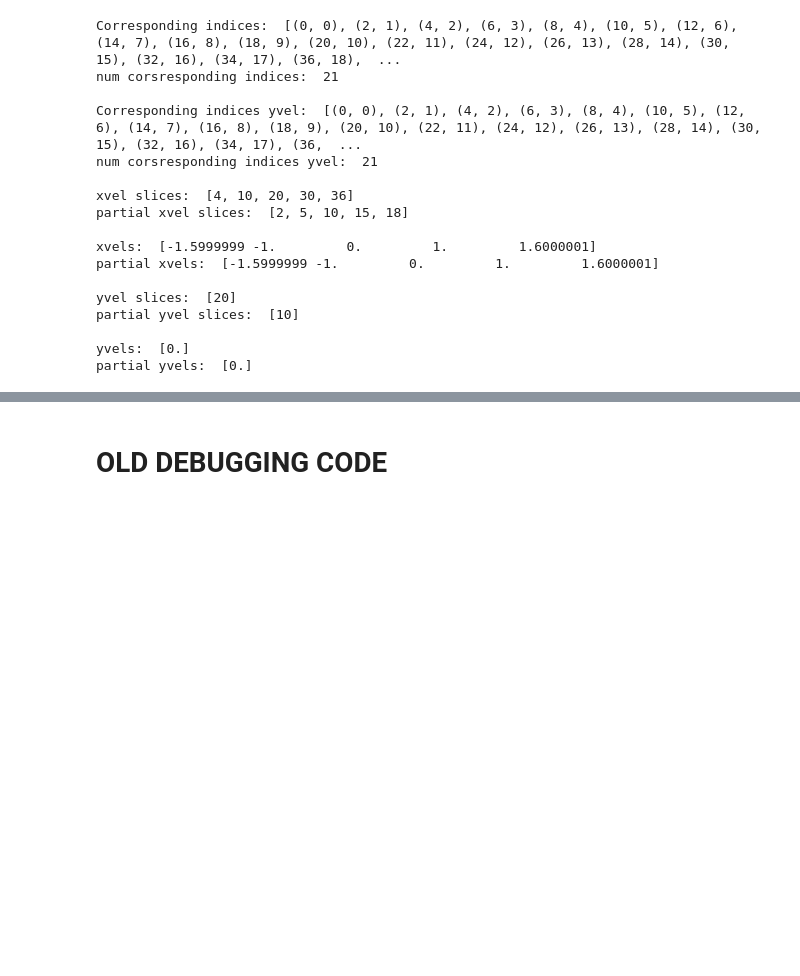
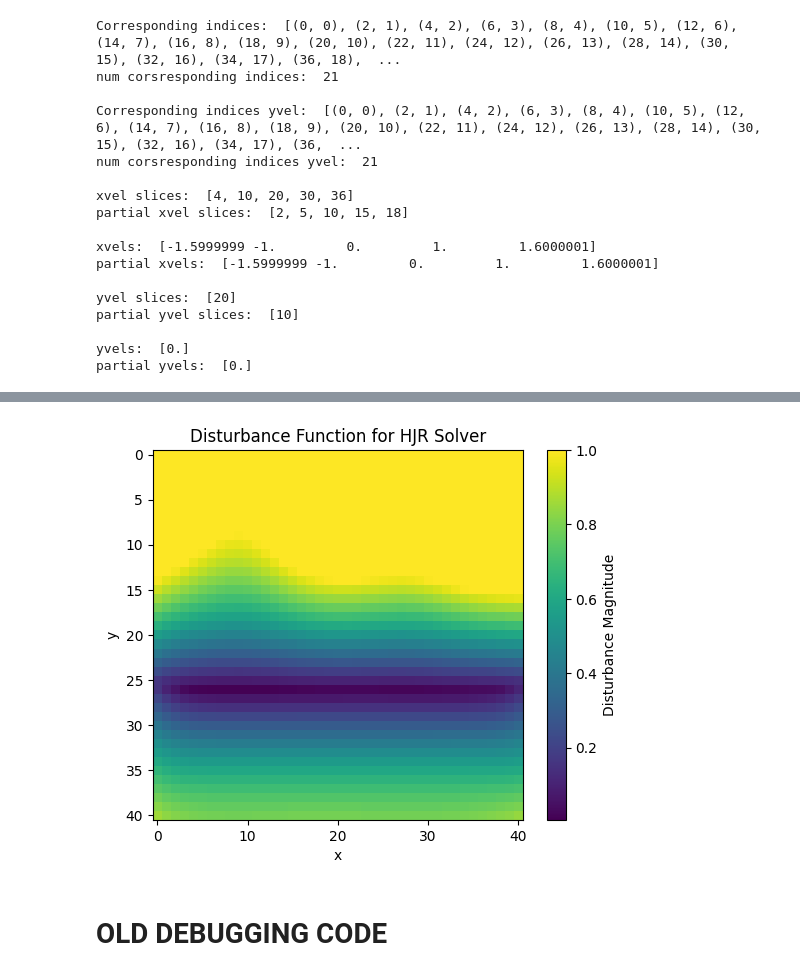
Before and after one commit to nikhilushinde/neuraloperator, a Jupyter notebook: nikhil_test_ipynbs/NIKHIL_TEST_gpyfly.ipynb, the cells around one changed output, grey strips where cells are left out. Saved outputs shown, nothing was run; the diff lists cells and outputs as text; code cells hidden in the pictures; blank space fills up the shorter version.

```diff
--- a/nikhil_test_ipynbs/NIKHIL_TEST_gpyfly.ipynb
+++ b/nikhil_test_ipynbs/NIKHIL_TEST_gpyfly.ipynb
@@ -1132,0 +1159,37 @@ plot_value_functions_comparison_partial(learned_value_function=learned_value_fun
+# %%
+max_magnitude = np.random.uniform(0.5, 1.5)
+phase_multiplier = np.random.uniform(0.5, 2.0)
+phase_shift = np.random.uniform(0.0, 2 * np.pi)
+dim = np.random.choice(['x', 'y'])
+use_sin = np.random.choice([True, False])
+
+print("Using disturbance function with parameters: ")
+print(f"max_magnitude: {max_magnitude}, phase_multiplier: {phase_multiplier}, phase_shift: {phase_shift}, dim: {dim}, use_sin: {use_sin} \n")
+full_disturbance_fn = get_disturbance_function_sincos(max_magnitude=max_magnitude,
+                                                      phase_multiplier=phase_multiplier,
+                                                      phase_shift=phase_shift,
+                                                      dim=dim,
+                                                      use_sin=use_sin)
+
+
+initial_sample_radius = np.random.uniform(0.1, 0.75)
+fly_around_timesteps = 1000
+steps_per_goal = np.random.uniform(50, 150)
+sample_freq = 5
+xy_range = [[grid_states[:, 0, 0, 0, 0].min(), grid_states[:, 0, 0, 0, 0].max()],
+            [grid_states[0, :, 0, 0, 1].min(), grid_states[0, :, 0, 0, 1].max()]]
+xy_grid_states = grid_states[:, :, 0, 0, :]
+
+import jax
+flyaround_disturbance_fn = get_disturbance_function_flyaround(full_disturbance_fn=full_disturbance_fn,
+                                                    initial_sample_radius=initial_sample_radius,
+                                                    fly_around_timesteps=fly_around_timesteps,
+                                                    steps_per_goal=steps_per_goal,
+                                                    sample_freq=sample_freq,
+                                                    xy_range=xy_range,
+                                                    xy_grid_states=xy_grid_states,
+                                                    dt=dt,
+                                                    tMin=0.0,
+                                                    tMax=3.0,
+                                                    min_disturbance_magnitude=min_disturbance_magnitude,
+                                                    max_disturbance_magnitude=max_disturbance_magnitude)
@@ -1133,3 +1246,7 @@ plot_value_functions_comparison_partial(learned_value_function=learned_value_fun
+# %%
+plot_disturbance_fn_for_hjr(flyaround_disturbance_fn, grid_states[:, :, 0, 0, :])
+# %% [output]
+[figure, added]
 # %% [markdown]
 # OLD DEBUGGING CODE
 # %% [markdown]
```
Also changed, not shown: parts of 14 cells of this notebook, 1 other file.
